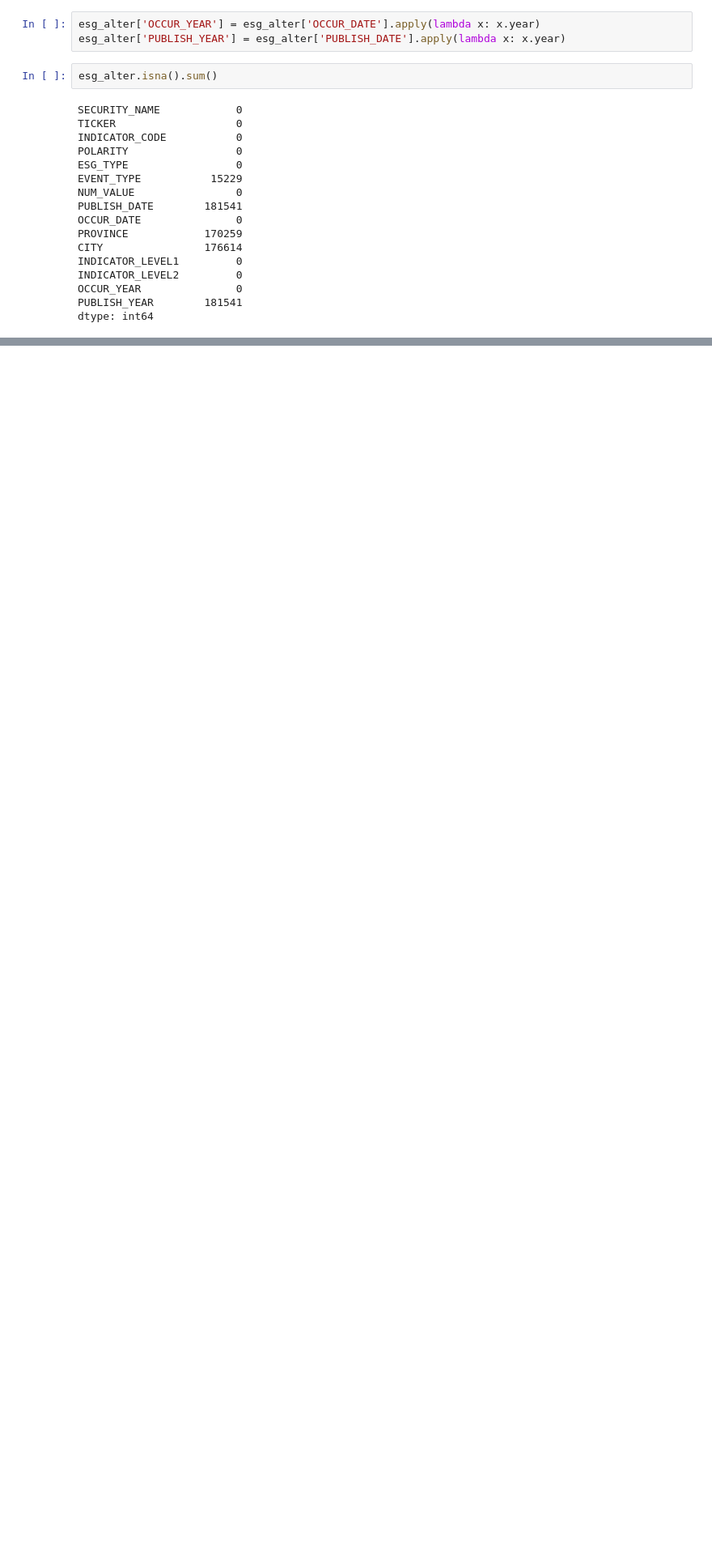
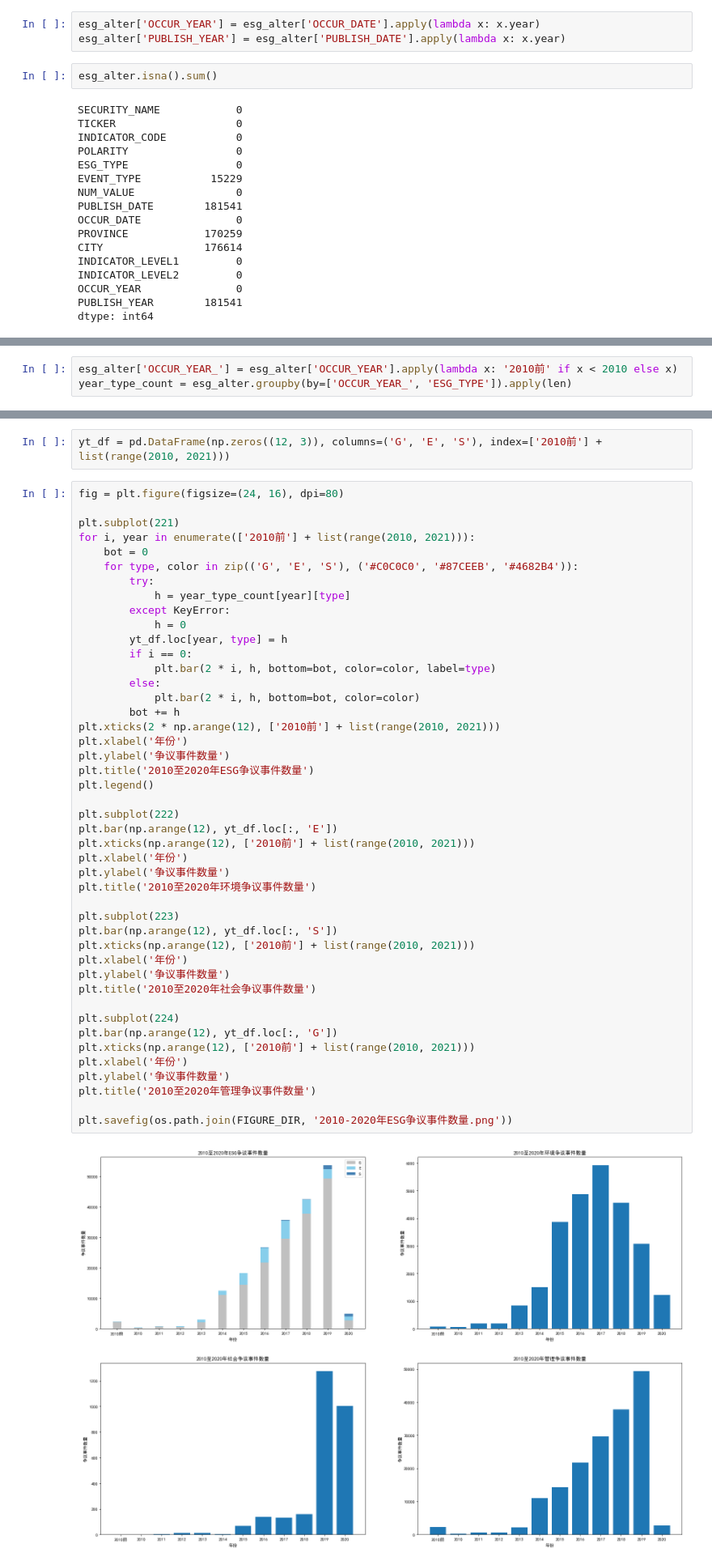
Before and after one commit to imporatore/Quant, a Jupyter notebook: ESG/esg_alter_events.ipynb, the cells around one changed output, grey strips where cells are left out. Shown: that part at 81% size. Drawn from its saved outputs; the diff is of its cells as text; blank space fills up the shorter version.

Commit message:
Update esg alternative events

```diff
--- a/ESG/esg_alter_events.ipynb
+++ b/ESG/esg_alter_events.ipynb
@@ -41,0 +75,3 @@ dtype: int64
+# %%
+esg_alter['OCCUR_YEAR_'] = esg_alter['OCCUR_YEAR'].apply(lambda x: '2010前' if x < 2010 else x)
+year_type_count = esg_alter.groupby(by=['OCCUR_YEAR_', 'ESG_TYPE']).apply(len)
@@ -41,0 +98,49 @@ dtype: int64
+# %%
+yt_df = pd.DataFrame(np.zeros((12, 3)), columns=('G', 'E', 'S'), index=['2010前'] + list(range(2010, 2021)))
+# %%
+fig = plt.figure(figsize=(24, 16), dpi=80)
+
+plt.subplot(221)
+for i, year in enumerate(['2010前'] + list(range(2010, 2021))):
+    bot = 0
+    for type, color in zip(('G', 'E', 'S'), ('#C0C0C0', '#87CEEB', '#4682B4')):
+        try:
+            h = year_type_count[year][type]
+        except KeyError:
+            h = 0
+        yt_df.loc[year, type] = h
+        if i == 0:
+            plt.bar(2 * i, h, bottom=bot, color=color, label=type)
+        else:
+            plt.bar(2 * i, h, bottom=bot, color=color)
+        bot += h
+plt.xticks(2 * np.arange(12), ['2010前'] + list(range(2010, 2021)))
+plt.xlabel('年份')
+plt.ylabel('争议事件数量')
+plt.title('2010至2020年ESG争议事件数量')
+plt.legend()
+
+plt.subplot(222)
+plt.bar(np.arange(12), yt_df.loc[:, 'E'])
+plt.xticks(np.arange(12), ['2010前'] + list(range(2010, 2021)))
+plt.xlabel('年份')
+plt.ylabel('争议事件数量')
+plt.title('2010至2020年环境争议事件数量')
+
+plt.subplot(223)
+plt.bar(np.arange(12), yt_df.loc[:, 'S'])
+plt.xticks(np.arange(12), ['2010前'] + list(range(2010, 2021)))
+plt.xlabel('年份')
+plt.ylabel('争议事件数量')
+plt.title('2010至2020年社会争议事件数量')
+
+plt.subplot(224)
+plt.bar(np.arange(12), yt_df.loc[:, 'G'])
+plt.xticks(np.arange(12), ['2010前'] + list(range(2010, 2021)))
+plt.xlabel('年份')
+plt.ylabel('争议事件数量')
+plt.title('2010至2020年管理争议事件数量')
+
+plt.savefig(os.path.join(FIGURE_DIR, '2010-2020年ESG争议事件数量.png'))
+# %% [output]
+[figure, added]
```
Also changed, not shown: parts of 18 cells of this notebook.
